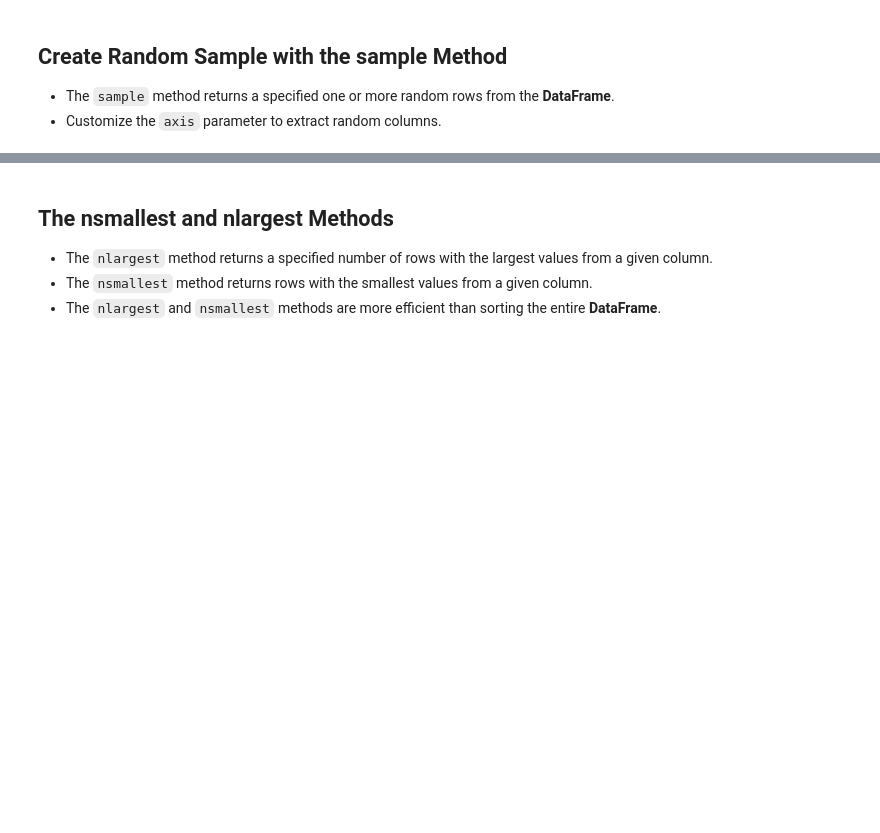
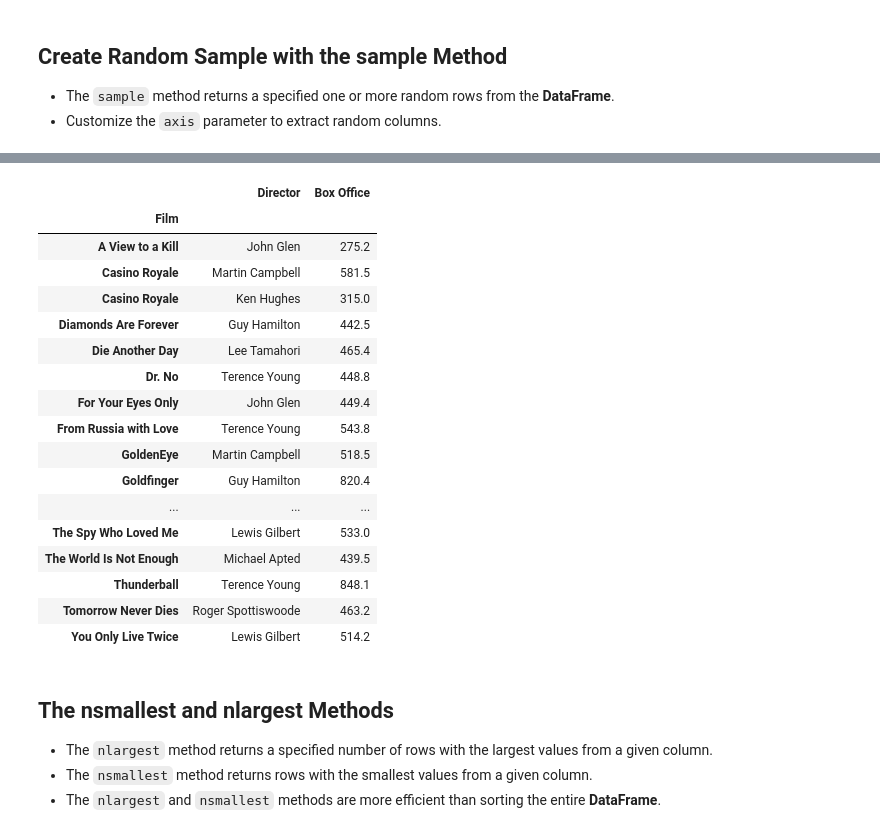
Before and after one commit to kon-mat/DataAnalysis, a Jupyter notebook: Python/Udemy/DataAnalysisWithPandasAndPython/Complete/06 - DataFrames III - Data Extraction.ipynb, the cells around one changed output, grey strips where cells are left out. Saved outputs shown, nothing was run; the diff lists cells and outputs as text; code cells hidden in the pictures; blank space fills up the shorter version.

```diff
--- a/Python/Udemy/DataAnalysisWithPandasAndPython/Complete/06 - DataFrames III - Data Extraction.ipynb
+++ b/Python/Udemy/DataAnalysisWithPandasAndPython/Complete/06 - DataFrames III - Data Extraction.ipynb
@@ -690,3 +690,6 @@ bond.head()
 ## Create Random Sample with the sample Method
 - The `sample` method returns a specified one or more random rows from the **DataFrame**.
 - Customize the `axis` parameter to extract random columns.
+# %%
+bond = pd.read_csv("jamesbond.csv", index_col="Film").sort_index()
+bond.head()
@@ -693,3 +730,25 @@ bond.head()
+# %%
+# za pomocą parametru axis możemy skierować losowość na kolumny
+bond.sample(n=2, axis="columns")
+# %% [output]
+|  | Director | Box Office |
+| Film |  |  |
+| A View to a Kill | John Glen | 275.2 |
+| Casino Royale | Martin Campbell | 581.5 |
+| Casino Royale | Ken Hughes | 315.0 |
+| Diamonds Are Forever | Guy Hamilton | 442.5 |
+| Die Another Day | Lee Tamahori | 465.4 |
+| Dr. No | Terence Young | 448.8 |
+| For Your Eyes Only | John Glen | 449.4 |
+| From Russia with Love | Terence Young | 543.8 |
+| GoldenEye | Martin Campbell | 518.5 |
+| Goldfinger | Guy Hamilton | 820.4 |
+| ... | ... | ... |
+| The Spy Who Loved Me | Lewis Gilbert | 533.0 |
+| The World Is Not Enough | Michael Apted | 439.5 |
+| Thunderball | Terence Young | 848.1 |
+| Tomorrow Never Dies | Roger Spottiswoode | 463.2 |
+| You Only Live Twice | Lewis Gilbert | 514.2 |
 # %% [markdown]
 ## The nsmallest and nlargest Methods
 - The `nlargest` method returns a specified number of rows with the largest values from a given column.
```
Also changed, not shown: parts of 4 cells of this notebook.
